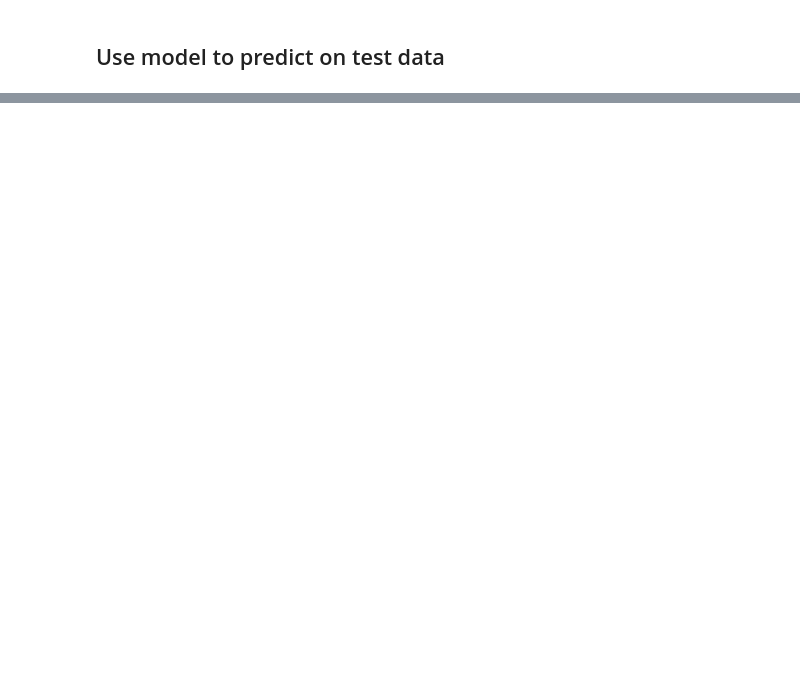
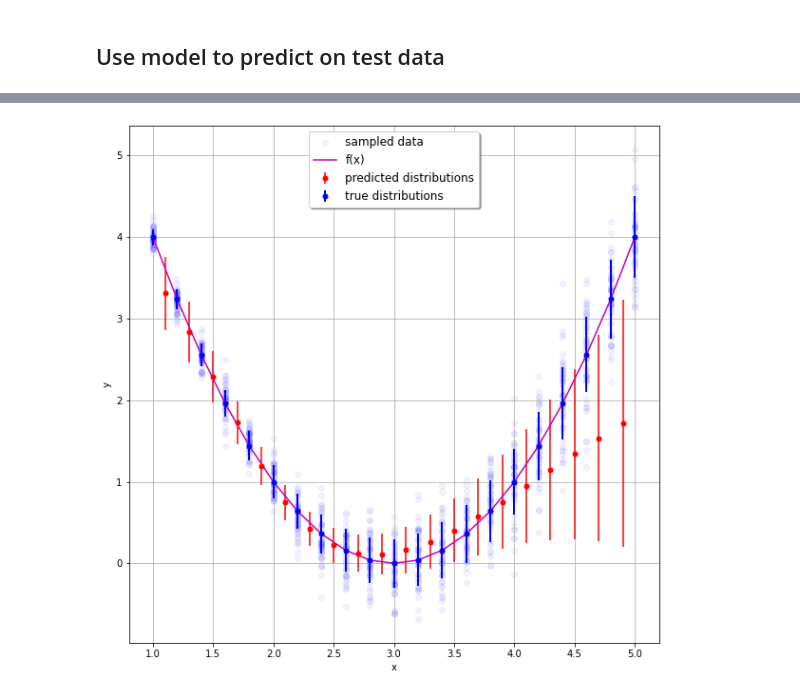
Before and after one commit to rcalix1/ProbabilityDensityFunctionsFromNeuralNets, a Jupyter notebook: MixtureDensityNetworks.ipynb, the cells around one changed output, grey strips where cells are left out. Saved outputs shown, nothing was run; the diff lists cells and outputs as text; code cells hidden in the pictures; blank space fills up the shorter version.

```diff
--- a/MixtureDensityNetworks.ipynb
+++ b/MixtureDensityNetworks.ipynb
@@ -352,7 +352,18 @@ tensor([[ 1.6027],
 # %%
 
 x_test_orig         =   np.arange( 1.1, 5.1, 0.2)
-print(x_test_orig)
+
+'''
+
+x_test_oversampled = np.array([])
+
+for x in x_test_orig:
+    ## for every sample in x_test_orig, generate n=50 copies
+    x_test_oversampled = np.append(    x_test_oversampled,   np.full(samples, x)                       )
+
+print(x_test_oversampled.shape)
+
+'''
 
 x_test = x_test_orig
 
@@ -429,0 +557,6 @@ From the red dots, it seems our Neural Net only learned the f(x) part of g(x) an
+# %%
+
+pred_mu, pred_sigma = model(x_test)
+
+print(pred_mu)
+print(pred_sigma)
@@ -430,54 +581,43 @@ From the red dots, it seems our Neural Net only learned the f(x) part of g(x) an
 # %%
-###############################################################################
-
-'''
-
-##################################################################
-
-
-def mdn_cost(mu, sigma, y):
-    dist = tfp.distributions.Normal(loc=mu, scale=sigma)
-    return tf.reduce_mean(-dist.log_prob(y))
-
-##################################################################
-
-
-InputLayer = Input(shape=(1,))
-Layer_1 = Dense(12,activation="tanh")(InputLayer)
-Layer_2 = Dense(12,activation="tanh")(Layer_1)
-mu = Dense(1, activation="linear")(Layer_2)
-sigma = Dense(1, activation=lambda x: tf.nn.elu(x) + 1)(Layer_2)
-y_real = Input(shape=(1,))
-lossF = mdn_cost(mu,sigma,y_real)
-model = Model(inputs=[InputLayer, y_real], outputs=[mu, sigma])
-model.add_loss(lossF)
-adamOptimizer = optimizers.Adam(learning_rate=learning_rate)
-model.compile(optimizer=adamOptimizer,metrics=['mse'])
-history_cache = model.fit([x_arr, y_arr], #notice we are using an input to pass the real values due to the inner workings of keras
-                          verbose=0, # write =1 if you wish to see the progress for each epoch
-                          epochs=epochs,
-                          batch_size=batch_size)
-
-print('Final cost: {0:.4f}'.format(history_cache.history['loss'][-1]))
-
-mu_pred, sigma_pred = model.predict(list((x_test,x_test)))
-# the model expects a list of arrays as it has 2 inputs
-
+print(x_test.detach().numpy().reshape((1, -1)))
+print(list(pred_mu.detach().numpy().reshape((1, -1))[0]))
+print( list(  np.absolute(   pred_sigma.detach().numpy().reshape((1, -1))[0]   )   ) )
+print(list(map(lambda x: sigma_0*x, x_vals)))
 
 fig, ax = plt.subplots(figsize=(10,10))
 plt.grid(True)
 plt.xlabel('x')
 plt.ylabel('y')
-ax.errorbar(x_test,mu_pred,yerr=np.absolute(sigma_pred),c='r',ls='None',marker='.',
-                                    ms=10,label='predicted distributions')
+
+
+ax.errorbar(x_test.detach().numpy().reshape((1, -1))[0],
+            list(pred_mu.detach().numpy().reshape((1, -1))[0]),
+            yerr=list(    np.absolute(   pred_sigma.detach().numpy().reshape((1, -1))[0]    )       ),
+            c='r',
+            ls='None',
+            marker='.',
+            ms=10,
+            label='predicted distributions'
+)
 
 ax.scatter(x_arr,y_arr,c='b',alpha=0.05,label='sampled data')
-ax.errorbar(x_vals,list(map(f,x_vals)),yerr=list(map(lambda x: sigma_0*x,x_vals)),c='b',
-                                lw=2,ls='None',marker='.',ms=10,label='true distributions')
+
+ax.errorbar(x_vals,
+            list(map(f,x_vals)),
+            yerr=list(map(lambda x: sigma_0*x, x_vals)),
+            c='b',
+            lw=2,
+            ls='None',
+            marker='.',
+            ms=10,
+            label='true distributions'
+)
+
+
 
 ax.plot(x_vals,list(map(f,x_vals)),c='m',label='f(x)')
+
+
 ax.legend(loc='upper center',fontsize='large',shadow=True)
 plt.show()
-
-'''
 # %% [output]
@@ -484,0 +629 @@ plt.show()
+[figure, added]
```
Also changed, not shown: parts of 16 cells of this notebook.
